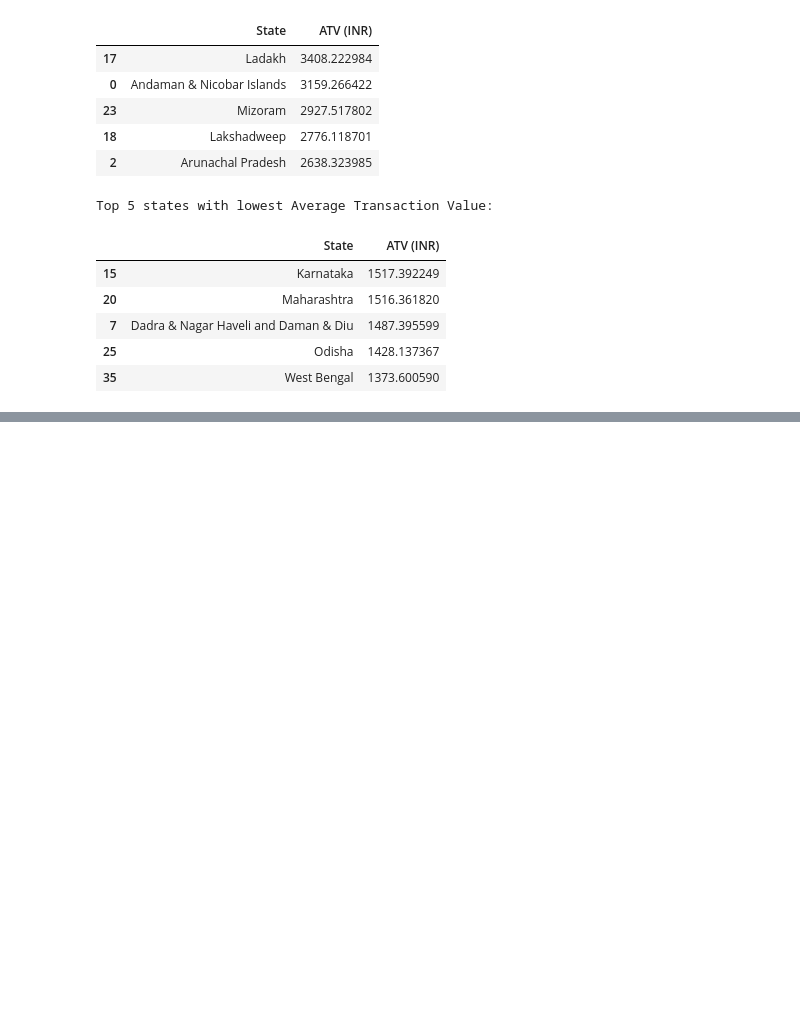
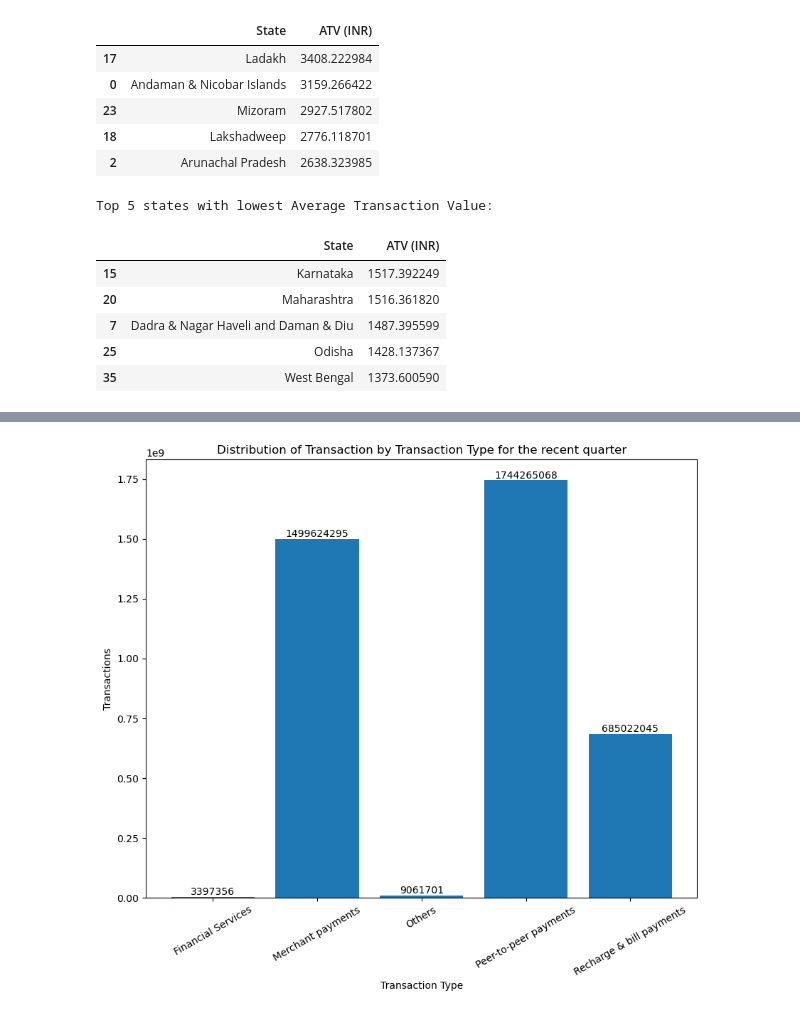
Before and after one commit to Shyam1327/PhonePe_Case_Study_Analysis, a Jupyter notebook: PhonePe.ipynb, the cells around one changed output, grey strips where cells are left out. Saved outputs shown, nothing was run; the diff lists cells and outputs as text; code cells hidden in the pictures; blank space fills up the shorter version.

```diff
--- a/PhonePe.ipynb
+++ b/PhonePe.ipynb
@@ -836,0 +961,4 @@ Top 5 states with lowest Average Transaction Value:
+# %%
+latest_year=state_txnsplit['Year'].max()
+latest_quarter=state_txnsplit[state_txnsplit['Year']==latest_year]['Quarter'].max()
+print(latest_year,"-",latest_quarter)
@@ -836,0 +967,3 @@ Top 5 states with lowest Average Transaction Value:
+# %%
+recent_quarter_txn_type=state_txnsplit[(state_txnsplit['Year']==latest_year) & (state_txnsplit['Quarter']==latest_quarter)].copy()
+recent_quarter_txn_type
@@ -836,0 +984,3 @@ Top 5 states with lowest Average Transaction Value:
+# %%
+recent_quarter_txn_type=recent_quarter_txn_type.groupby('Transaction Type')['Transactions'].sum().reset_index()
+recent_quarter_txn_type
@@ -836,0 +994,13 @@ Top 5 states with lowest Average Transaction Value:
+# %%
+#Visualization of bar chart
+plt.figure(figsize=(10,8))
+bars=plt.bar(recent_quarter_txn_type['Transaction Type'],recent_quarter_txn_type['Transactions'])
+
+plt.title('Distribution of Transaction by Transaction Type for the recent quarter')
+plt.xlabel('Transaction Type')
+plt.ylabel('Transactions')
+plt.xticks(rotation=30)
+plt.bar_label(bars, fmt='{:0.0f}')
+plt.show()
+# %% [output]
+[figure, added]
```
Also changed, not shown: parts of 13 cells of this notebook.
